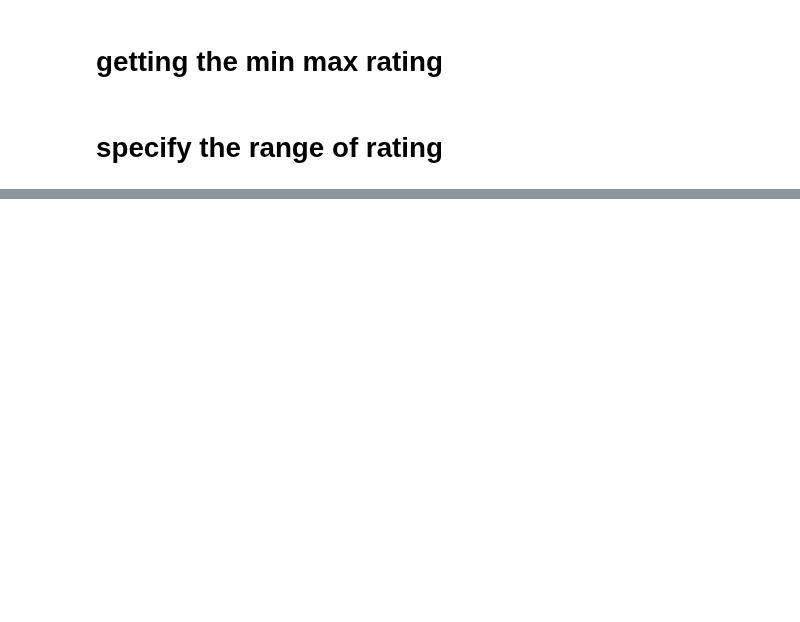
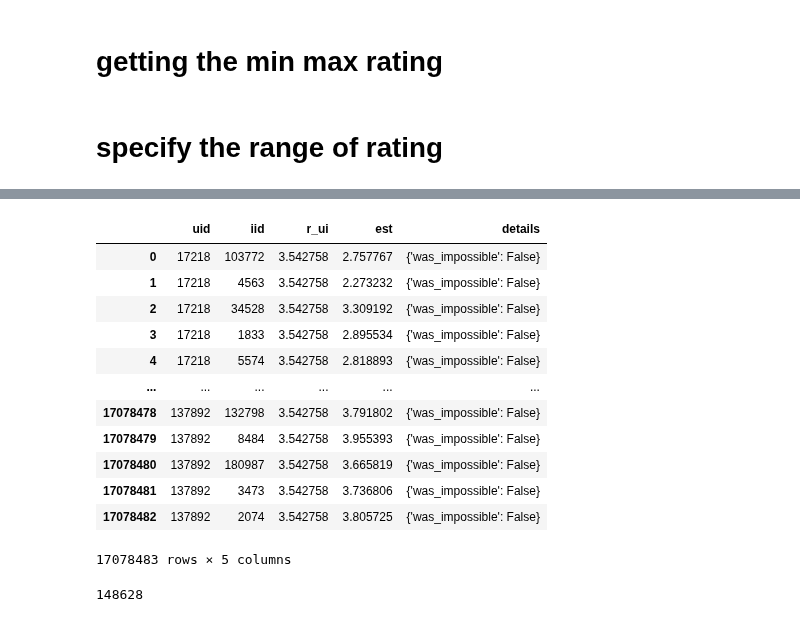
Before and after one commit to GovindBhala/DS5500-Movie-Recommendation-System, a Jupyter notebook: Collaborative_Filtering_Recommendation_Model_SVD.ipynb, the cells around one changed output, grey strips where cells are left out. Drawn from its saved outputs; the diff is of its cells as text; code cells hidden in the pictures; blank space fills up the shorter version.

```diff
--- a/Collaborative_Filtering_Recommendation_Model_SVD.ipynb
+++ b/Collaborative_Filtering_Recommendation_Model_SVD.ipynb
@@ -190,0 +245,18 @@ pd.merge(top_nmovies,movies_raitings, how='left', left_on='iid',right_on='movieI
+# %%
+predicted_ratings = pd.read_parquet('predictions_df.parq')
+# %%
+predicted_ratings
+# %% [output]
+|  | uid | iid | r_ui | est | details |
+| 0 | 17218 | 103772 | 3.542758 | 2.757767 | {'was_impossible': False} |
+| 1 | 17218 | 4563 | 3.542758 | 2.273232 | {'was_impossible': False} |
+| 2 | 17218 | 34528 | 3.542758 | 3.309192 | {'was_impossible': False} |
+| 3 | 17218 | 1833 | 3.542758 | 2.895534 | {'was_impossible': False} |
+| 4 | 17218 | 5574 | 3.542758 | 2.818893 | {'was_impossible': False} |
+| ... | ... | ... | ... | ... | ... |
+| 17078478 | 137892 | 132798 | 3.542758 | 3.791802 | {'was_impossible': False} |
+| 17078479 | 137892 | 8484 | 3.542758 | 3.955393 | {'was_impossible': False} |
+| 17078480 | 137892 | 180987 | 3.542758 | 3.665819 | {'was_impossible': False} |
+| 17078481 | 137892 | 3473 | 3.542758 | 3.736806 | {'was_impossible': False} |
+| 17078482 | 137892 | 2074 | 3.542758 | 3.805725 | {'was_impossible': False} |
+17078483 rows × 5 columns
@@ -190,0 +286,4 @@ pd.merge(top_nmovies,movies_raitings, how='left', left_on='iid',right_on='movieI
+# %%
+user_id
+# %% [output]
+148628
```
Also changed, not shown: parts of 74 cells of this notebook.
